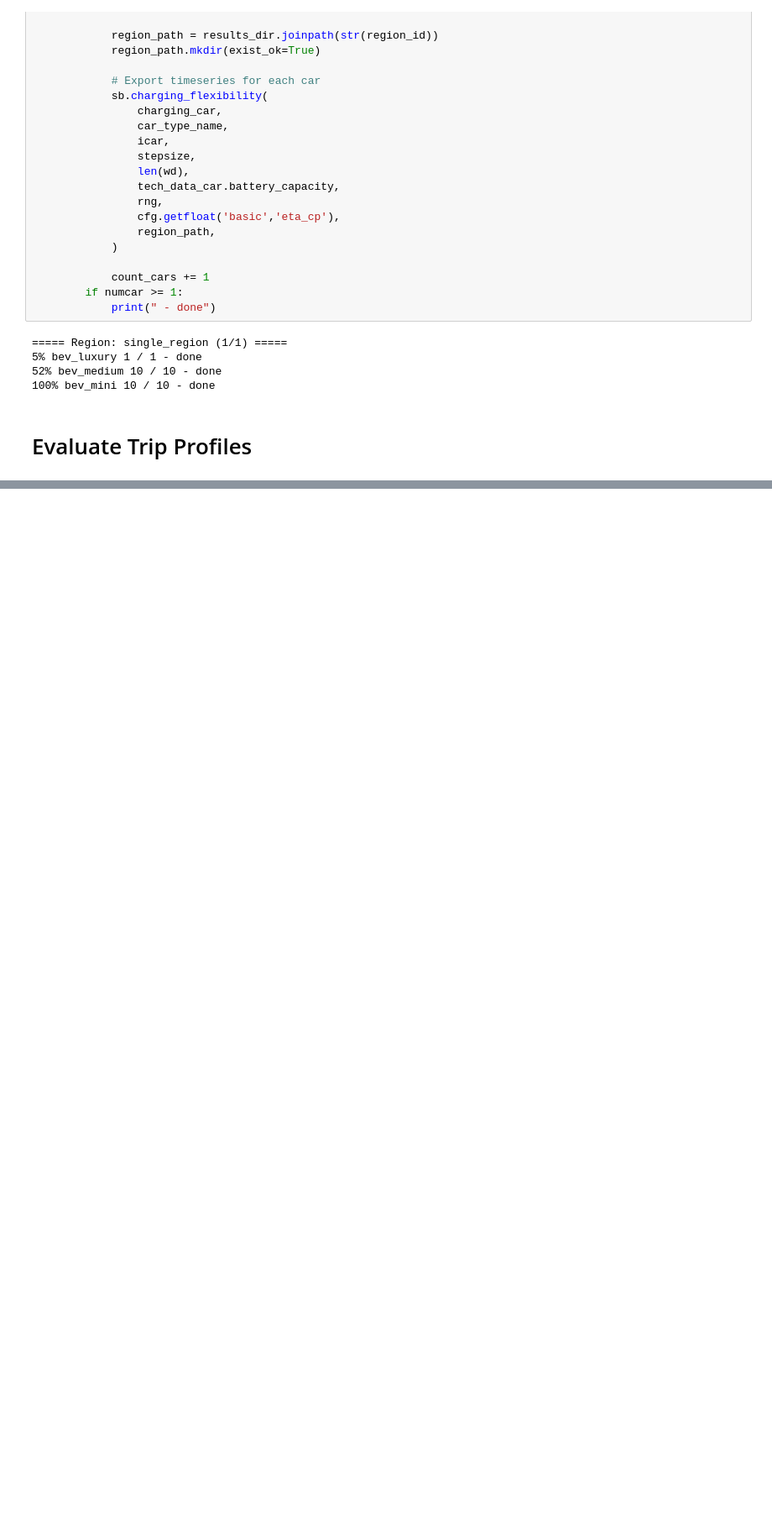
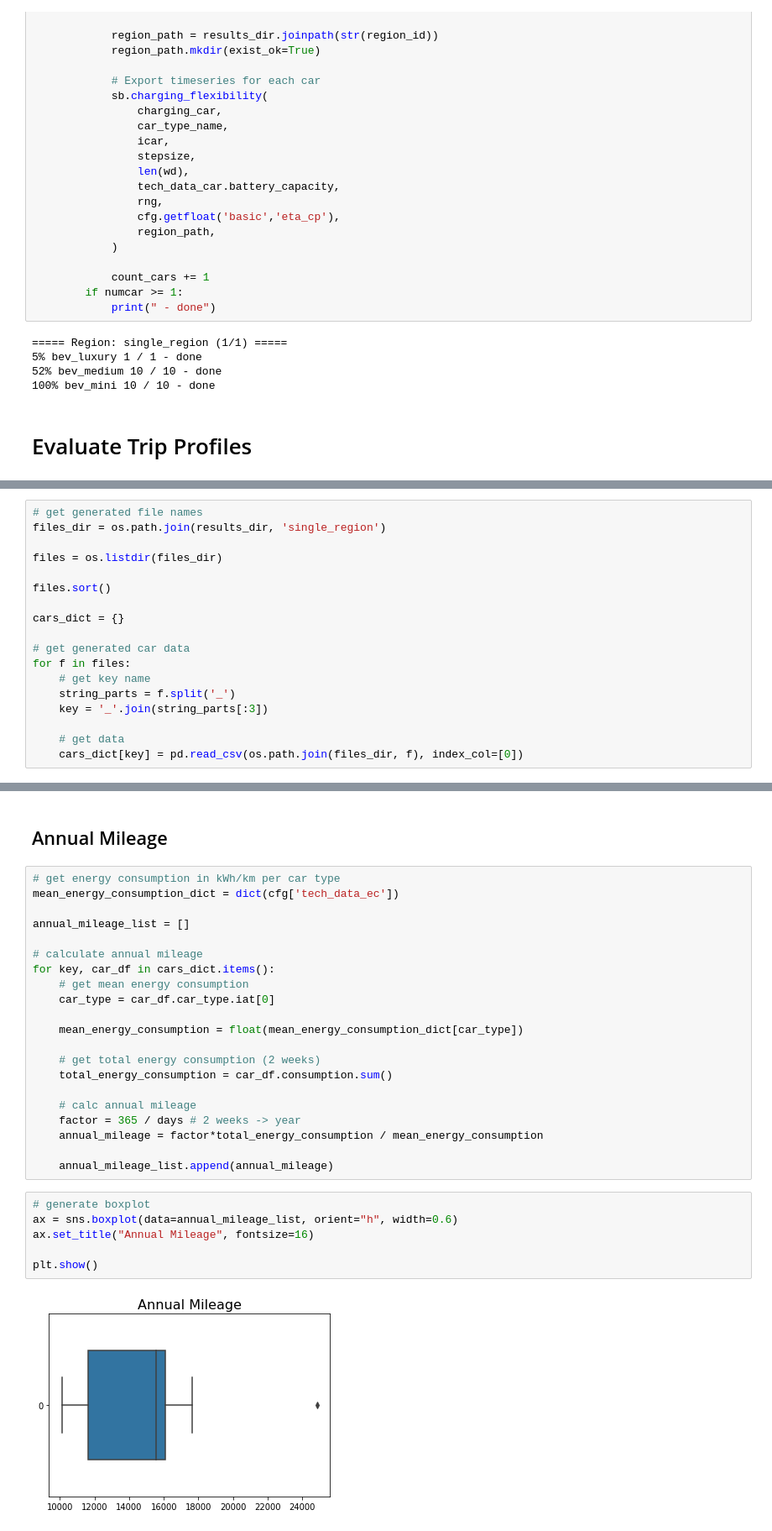
Before and after one commit to RLI-Workshops/simbev, a Jupyter notebook: jupy/2021-06-22_tub-workshop.ipynb, the cells around one changed output, grey strips where cells are left out. Shown at 84% size. Drawn from its saved outputs; the diff is of its cells as text; blank space fills up the shorter version.

```diff
--- a/jupy/2021-06-22_tub-workshop.ipynb
+++ b/jupy/2021-06-22_tub-workshop.ipynb
@@ -313,0 +320,18 @@ for region_ctr, (region_id, region_data) in enumerate(regions.iterrows()):
+# %%
+# get generated file names
+files_dir = os.path.join(results_dir, 'single_region')
+
+files = os.listdir(files_dir)
+
+files.sort()
+
+cars_dict = {}
+
+# get generated car data
+for f in files:
+    # get key name
+    string_parts = f.split('_')
+    key = '_'.join(string_parts[:3])
+
+    # get data
+    cars_dict[key] = pd.read_csv(os.path.join(files_dir, f), index_col=[0])
@@ -313,0 +347,31 @@ for region_ctr, (region_id, region_data) in enumerate(regions.iterrows()):
+# %% [markdown]
+## Annual Mileage
+# %%
+# get energy consumption in kWh/km per car type
+mean_energy_consumption_dict = dict(cfg['tech_data_ec'])
+
+annual_mileage_list = []
+
+# calculate annual mileage
+for key, car_df in cars_dict.items():
+    # get mean energy consumption
+    car_type = car_df.car_type.iat[0]
+
+    mean_energy_consumption = float(mean_energy_consumption_dict[car_type])
+
+    # get total energy consumption (2 weeks)
+    total_energy_consumption = car_df.consumption.sum()
+
+    # calc annual mileage
+    factor = 365 / days # 2 weeks -> year
+    annual_mileage = factor*total_energy_consumption / mean_energy_consumption
+
+    annual_mileage_list.append(annual_mileage)
+# %%
+# generate boxplot
+ax = sns.boxplot(data=annual_mileage_list, orient="h", width=0.6)
+ax.set_title("Annual Mileage", fontsize=16)
+
+plt.show()
+# %% [output]
+[figure, added]
```
Also changed, not shown: parts of 8 cells of this notebook, 1 other file.
